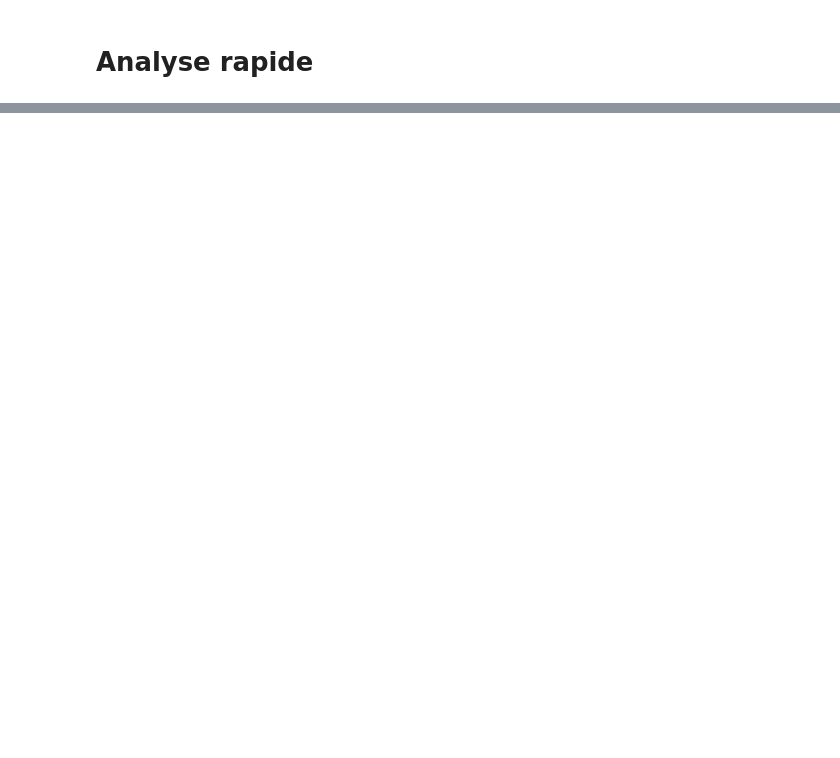
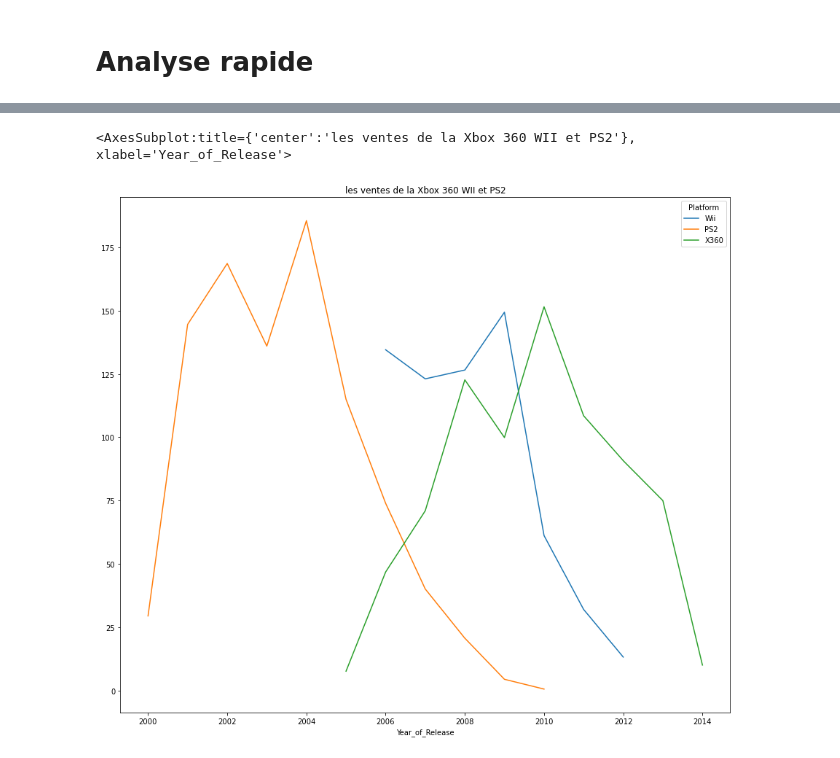
Before and after one commit to ludovicChevallier/Python_for_Data_Analysis, a Jupyter notebook: Devoir-checkpoint.ipynb, the cells around one changed output, grey strips where cells are left out. Drawn from its saved outputs; the diff is of its cells as text; code cells hidden in the pictures; blank space fills up the shorter version.

```diff
--- a/Devoir-checkpoint.ipynb
+++ b/Devoir-checkpoint.ipynb
@@ -122,0 +85,5 @@ cars.groupby("Model").Horsepower.max().plot()
+# %%
+#Quel sont les  ventes de jeux  de la WII PS2 X360
+top100=jeux.sort_values(by="Global_Sales")
+VenteAP=jeux.pivot_table('Global_Sales',index="Year_of_Release",columns="Platform",aggfunc=sum)
+VenteAP
@@ -122,0 +116,8 @@ cars.groupby("Model").Horsepower.max().plot()
+# %%
+# Quel sont les vente par année de la Wii PS2 et X360
+liste=["Wii","PS2","X360"]
+subset=VenteAP[liste]
+subset.plot(figsize=(15,13),grid=False,title="les ventes de jeux de la Xbox 360 WII et PS2")
+# %% [output]
+<AxesSubplot:title={'center':'les ventes de la Xbox 360 WII et PS2'}, xlabel='Year_of_Release'>
+[figure, added]
```
Also changed, not shown: parts of 31 cells of this notebook, 2 other files.
